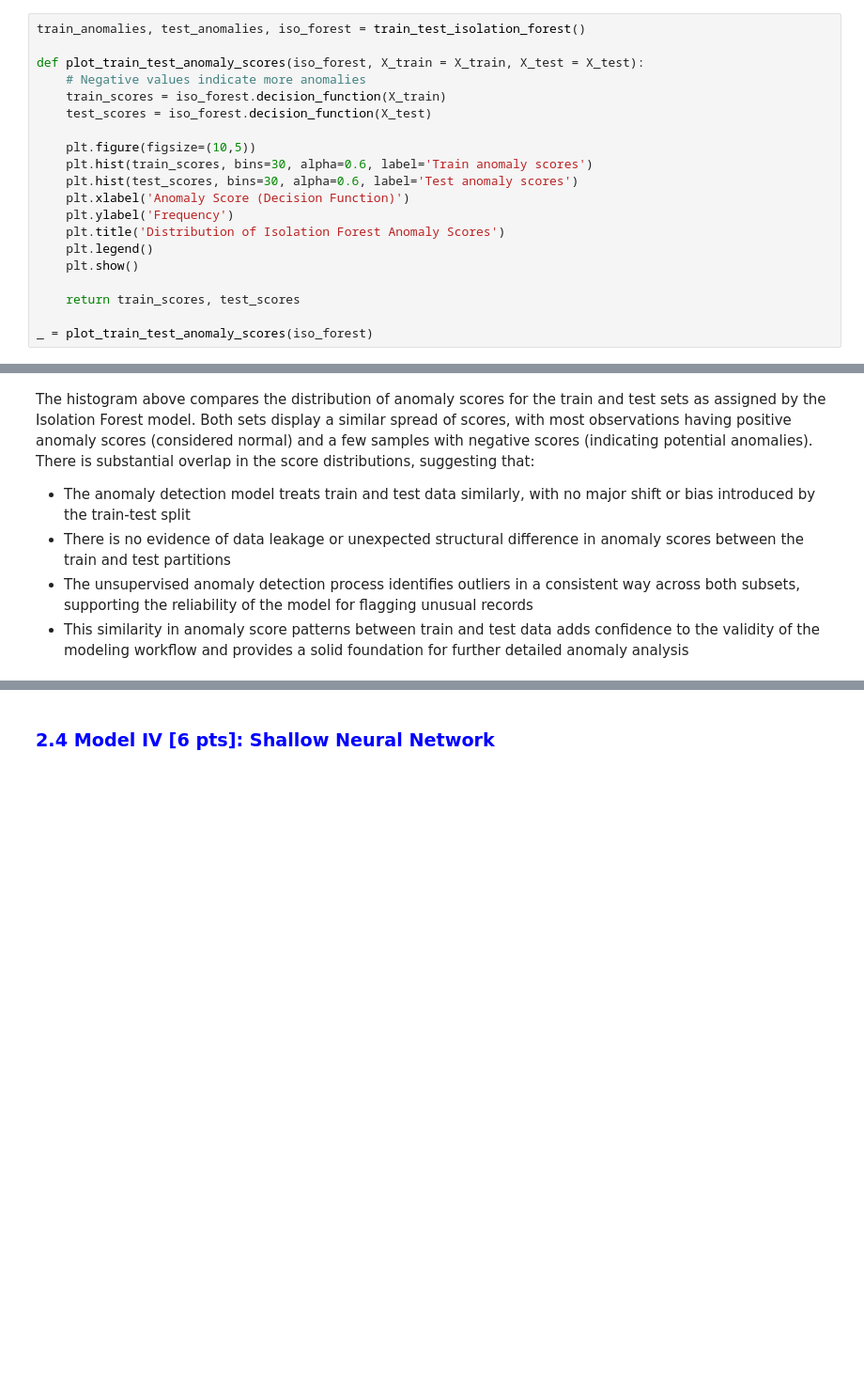
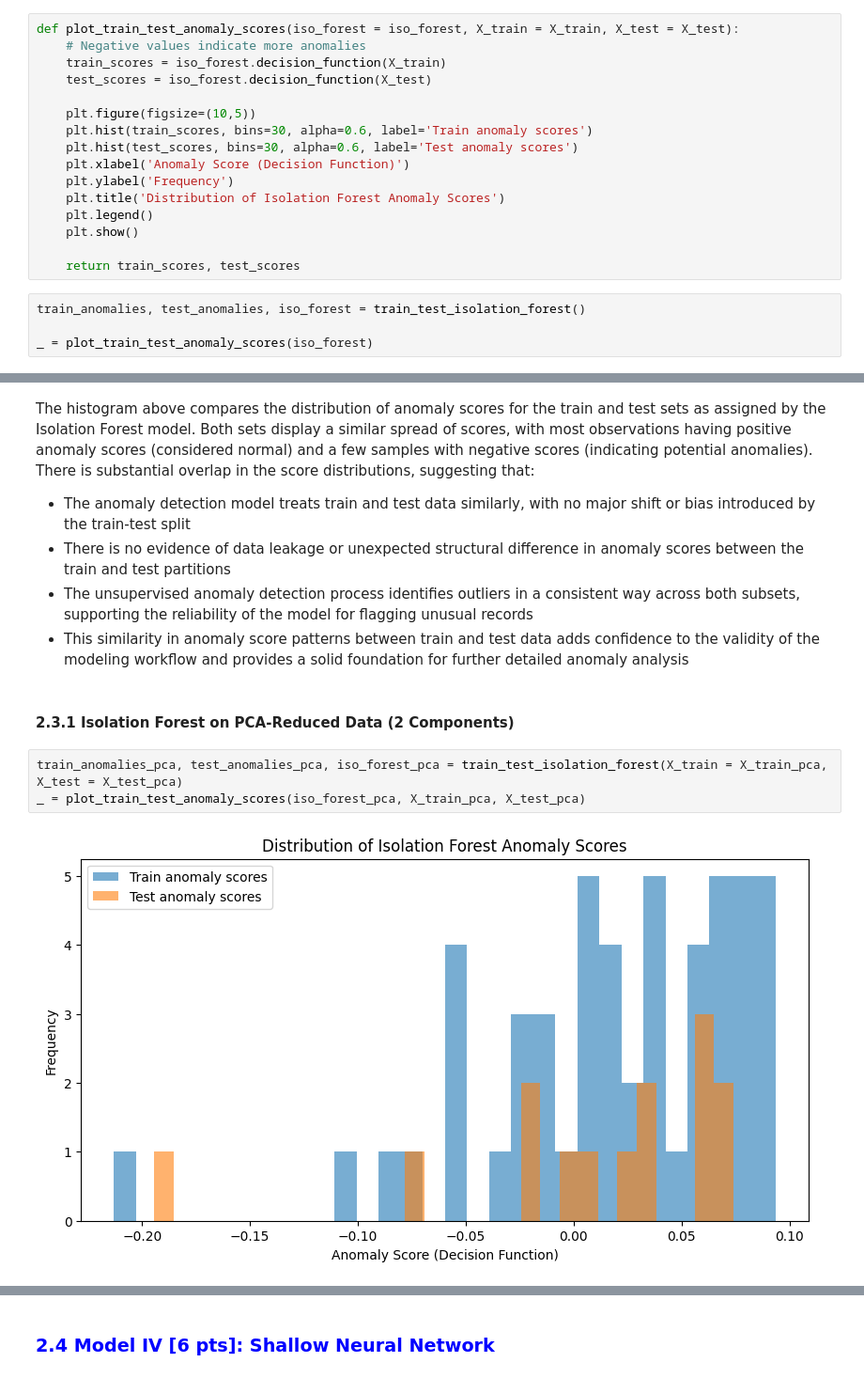
Before and after one commit to TheKusz/ML_DSM040-2025-APR, a Jupyter notebook: CW 2/CW2.ipynb, the cells around one changed output, grey strips where cells are left out. Shown at 94% size. Saved outputs shown, nothing was run; the diff lists cells and outputs as text; blank space fills up the shorter version.

```diff
--- a/CW 2/CW2.ipynb
+++ b/CW 2/CW2.ipynb
@@ -379,25 +391,25 @@ def train_test_isolation_forest(X_train = X_train, X_test = X_test):
     test_anomalies = iso_forest.predict(X_test)
 
     return train_anomalies, test_anomalies, iso_forest
+# %%
+def plot_train_test_anomaly_scores(iso_forest = iso_forest, X_train = X_train, X_test = X_test):
+    # Negative values indicate more anomalies
+    train_scores = iso_forest.decision_function(X_train)
+    test_scores = iso_forest.decision_function(X_test)
+
+    plt.figure(figsize=(10,5))
+    plt.hist(train_scores, bins=30, alpha=0.6, label='Train anomaly scores')
+    plt.hist(test_scores, bins=30, alpha=0.6, label='Test anomaly scores')
+    plt.xlabel('Anomaly Score (Decision Function)')
+    plt.ylabel('Frequency')
+    plt.title('Distribution of Isolation Forest Anomaly Scores')
+    plt.legend()
+    plt.show()
+
+    return train_scores, test_scores
 # %%
 train_anomalies, test_anomalies, iso_forest = train_test_isolation_forest()
 
-def plot_train_test_anomaly_scores(iso_forest, X_train = X_train, X_test = X_test):
-    # Negative values indicate more anomalies
-    train_scores = iso_forest.decision_function(X_train)
-    test_scores = iso_forest.decision_function(X_test)
-
-    plt.figure(figsize=(10,5))
-    plt.hist(train_scores, bins=30, alpha=0.6, label='Train anomaly scores')
-    plt.hist(test_scores, bins=30, alpha=0.6, label='Test anomaly scores')
-    plt.xlabel('Anomaly Score (Decision Function)')
-    plt.ylabel('Frequency')
-    plt.title('Distribution of Isolation Forest Anomaly Scores')
-    plt.legend()
-    plt.show()
-
-    return train_scores, test_scores
-
 _ = plot_train_test_anomaly_scores(iso_forest)
 # %% [output]
 [figure]
@@ -408,3 +420,10 @@ There is substantial overlap in the score distributions, suggesting that:
 - There is no evidence of data leakage or unexpected structural difference in anomaly scores between the train and test partitions
 - The unsupervised anomaly detection process identifies outliers in a consistent way across both subsets, supporting the reliability of the model for flagging unusual records
 - This similarity in anomaly score patterns between train and test data adds confidence to the validity of the modeling workflow and provides a solid foundation for further detailed anomaly analysis
+# %% [markdown]
+#### 2.3.1 Isolation Forest on PCA-Reduced Data (2 Components)
+# %%
+train_anomalies_pca, test_anomalies_pca, iso_forest_pca = train_test_isolation_forest(X_train = X_train_pca, X_test = X_test_pca)
+_ = plot_train_test_anomaly_scores(iso_forest_pca, X_train_pca, X_test_pca)
+# %% [output]
+[figure, added]
```
Also changed, not shown: parts of 20 cells of this notebook.
